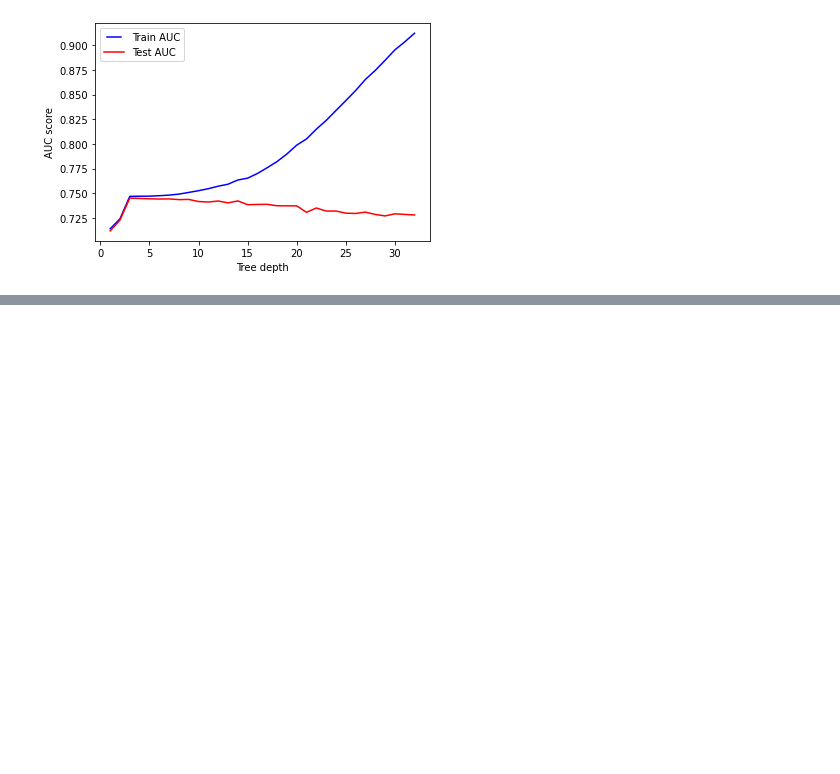
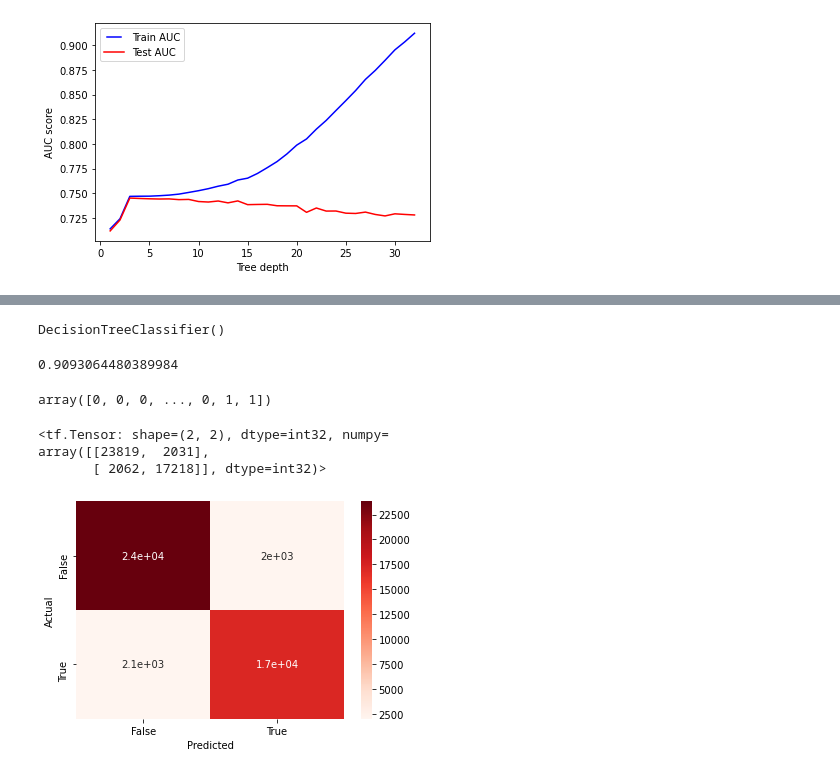
Before and after one commit to kokorikii/ACME-Shipping-Performance, a Jupyter notebook: CKO_modeling_draft.ipynb, the cells around one changed output, grey strips where cells are left out. Drawn from its saved outputs; the diff is of its cells as text; code cells hidden in the pictures; blank space fills up the shorter version.

```diff
--- a/CKO_modeling_draft.ipynb
+++ b/CKO_modeling_draft.ipynb
@@ -605,0 +883,39 @@ X['order_date'] = X['order_date'].map(dt.datetime.toordinal)
+# %%
+dt = DecisionTreeClassifier()
+# %%
+dt.fit(X_train_sc, y_train)
+# %% [output]
+DecisionTreeClassifier()
+# %%
+dt.score(X_test_sc, y_test)
+# %% [output]
+0.9093064480389984
+# %%
+prob_preds = dt.predict(X_test_sc)
+# %%
+prob_preds.round(2)
+# %% [output]
+array([0, 0, 0, ..., 0, 1, 1])
+# %%
+tf.math.confusion_matrix(labels=y_test, predictions=prob_preds)
+# %% [output]
+<tf.Tensor: shape=(2, 2), dtype=int32, numpy=
+array([[23819,  2031],
+       [ 2062, 17218]], dtype=int32)>
+# %%
+conf_matrix = confusion_matrix(y_test, prob_preds.round())
+# %%
+ax = sns.heatmap(conf_matrix, annot=True, cmap='Reds')
+
+ax.set_xlabel('Predicted')
+ax.set_ylabel('Actual');
+
+ax.xaxis.set_ticklabels(['False','True'])
+ax.yaxis.set_ticklabels(['False','True'])
+
+plt.show();
+
+# from:
+# https://www.stackvidhya.com/plot-confusion-matrix-in-python-and-why/
+# %% [output]
+[figure, added]
```
Also changed, not shown: parts of 81 cells of this notebook, 4 other files.
